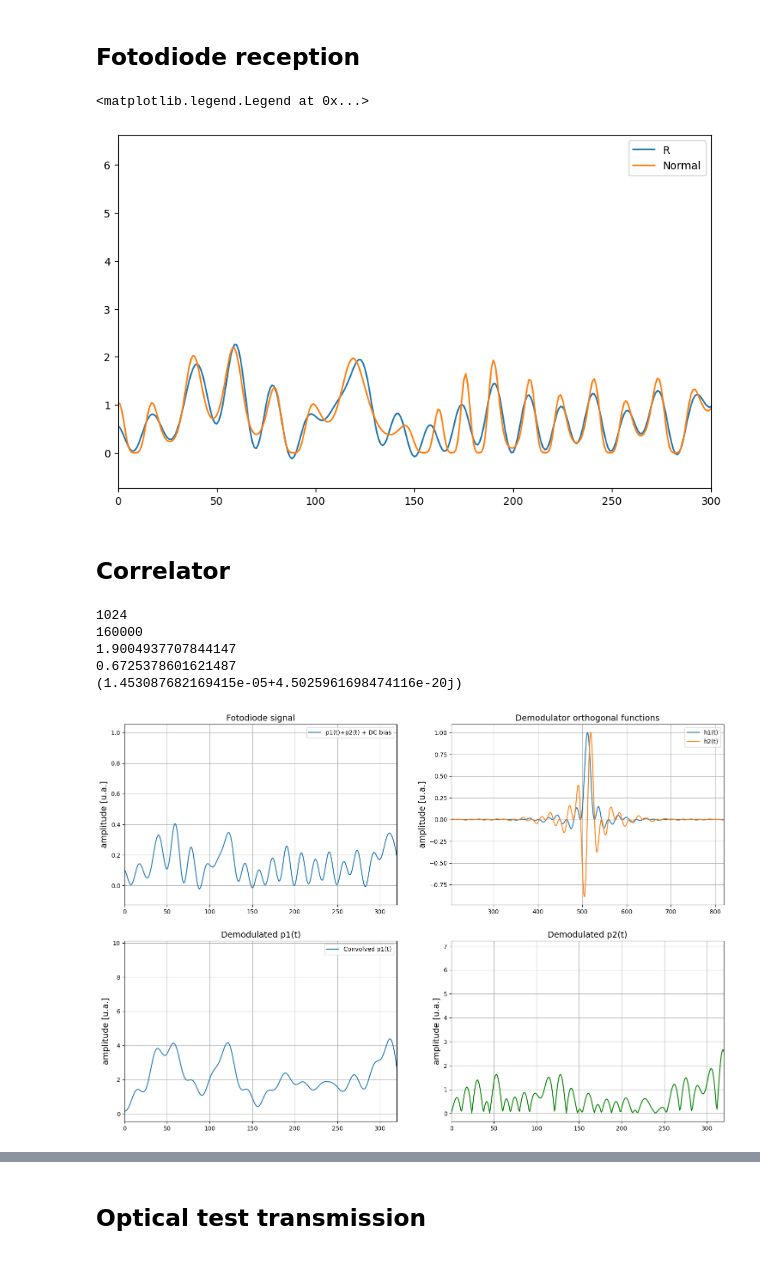
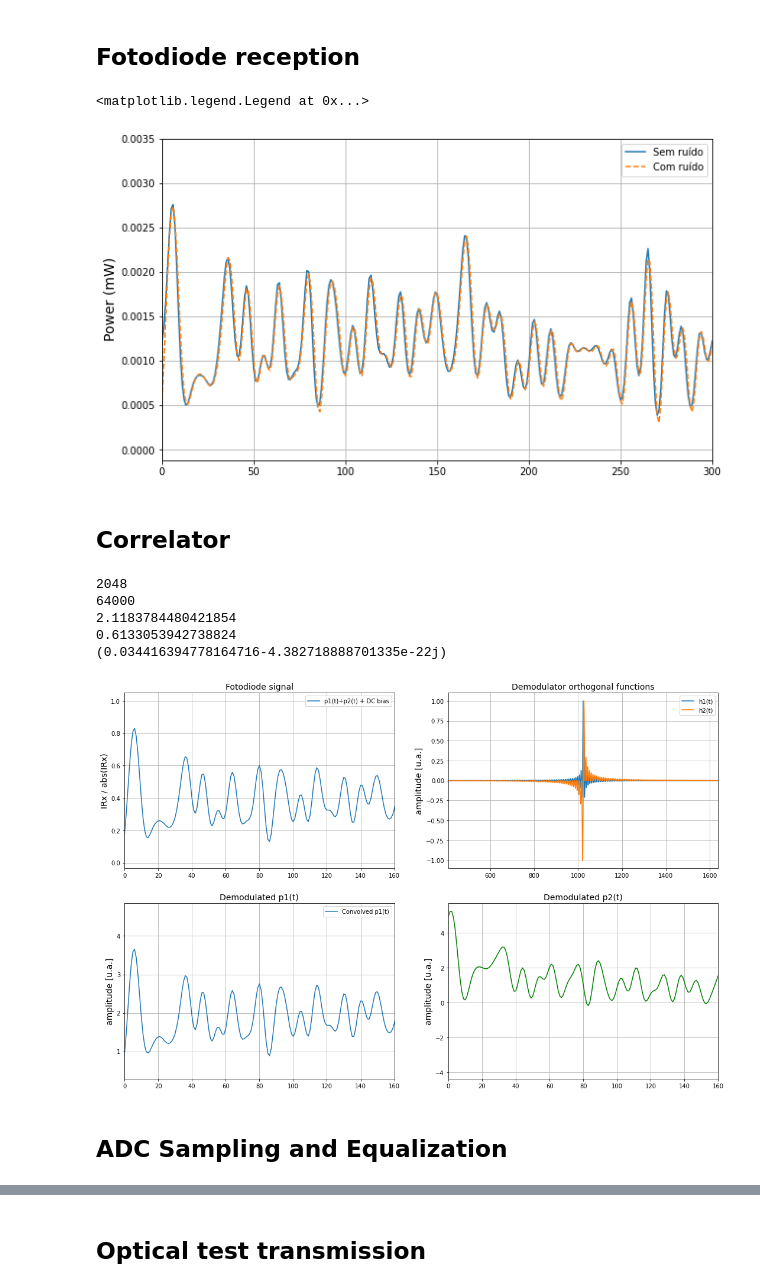
Before and after one commit to CaioRodrigues200/OptCommunications, a Jupyter notebook: ProjetoComOptStudy.ipynb, the cells around one changed output, grey strips where cells are left out. Saved outputs shown, nothing was run; the diff lists cells and outputs as text; code cells hidden in the pictures.

```diff
--- a/ProjetoComOptStudy.ipynb
+++ b/ProjetoComOptStudy.ipynb
@@ -54,12 +98,12 @@ def fwhm(band, func, dB):
 # %% [markdown]
 ### Mapping and Upsample
 # %%
-N = 2 # N-PAM
+N = 4 # N-PAM
 NumAm = 10000 # Número de amostras
 choiceArray = np.arange(-N+1,N,2)
 
 Rs  = 100e9/np.log2(N) # Taxa de símbolos (para o caso do OOK Rs = Rb)
-SpS = 16 # Samples per symbol
+SpS = 8 # Samples per symbol
 
 Ts     = 1/Rs          # Período de símbolo em segundos
 Fa     = 1/(Ts/SpS)    # Frequência de amostragem do sinal (amostras/segundo)
@@ -67,6 +111,9 @@ Ta     = 1/Fa          # Período de amostragem
 
 sTx1 = np.random.choice(choiceArray, NumAm) # Subchannel 1
 sTx2 = np.random.choice(choiceArray, NumAm) # Subchannel 2
+sTx1 = pnorm(sTx1)
+sTx2 = pnorm(sTx2)
+
 sTx = sTx1 + 1j*sTx2 # Complex representation of subchannels
 
 # upsampling
@@ -259,31 +332,31 @@ $\displaystyle f_{3~db~article~analytic} = 95.52GHz ~~~~~~ f_{3~db~article} = 32
 # %% [markdown]
 ## Fotodiode reception
 # %%
-sigTxo = np.abs(sigTx1)**2
+sigTxo = np.abs(sigTxDml)
 
 # ideal photodiode (noiseless, no bandwidth limitation)
 paramPD = parameters()
 paramPD.ideal = True
 I_Rx_ideal = photodiode(sigTxo.real, paramPD)
 
 # noisy photodiode (thermal noise + shot noise + bandwidth limitation)
 paramPD = parameters()
 paramPD.ideal = False
 paramPD.B = Rs
 paramPD.Fs = Fa
 
 I_Rx = photodiode(sigTxo, paramPD)
 
-discard = 1000
-
 plt.figure(figsize=(10,6))
-plt.plot(I_Rx, label='R')
-plt.plot(I_Rx_ideal, label='Normal')
+plt.plot(I_Rx_ideal, label='Sem ruído')
+plt.plot(I_Rx, '--', label='Com ruído')
+plt.ylabel('Power (mW)', fontsize=14)
 plt.xlim(0,300)
+plt.grid()
 plt.legend()
 # %% [output]
 <matplotlib.legend.Legend at 0x...>
-[figure, old version]
+[figure, new version]
 # %% [markdown]
 ## Correlator
 # %%
@@ -303,7 +376,7 @@ sigTxo = I_Rx/max(I_Rx)
 
 fig, ax= plt.subplots(2,2,figsize=(18,12))
 ax[0][0].plot(np.arange(0,len(sigTxo)), sigTxo,'-', label = 'p1(t)+p2(t) + DC bias')
-ax[0][0].set_ylabel('amplitude [u.a.]', fontsize=14)
+ax[0][0].set_ylabel('IRx / abs(IRx)', fontsize=14)
 ax[0][0].set_xlim(0,20*SpS)
 ax[0][0].set_title('Fotodiode signal', fontsize=14)
 ax[0][0].grid()
@@ -317,8 +390,8 @@ ax[0][1].grid()
 ax[0][1].set_xlim(len(pulse1)*0.2,len(pulse1)*0.8)
 ax[0][1].legend()
 
-conv1 = filterNoDelay(pulse1,sigTxo)
-conv2 = filterNoDelay(pulse2[::-1],sigTxo)
+conv1 = firFilter(pulse1[-1::-1],sigTxo).real
+conv2 = firFilter(pulse2[-1::-1],sigTxo).real
 
 print(len(pulse1))
 print(len(sigTxo))
@@ -331,7 +404,7 @@ ax[1][0].set_title('Demodulated p1(t)', fontsize=14)
 ax[1][0].grid()
 ax[1][0].legend()
 
-ax[1][1].plot(np.arange(0,len(conv2)), abs(conv2),'-', label = 'Convolved p2(t)', color='green')
+ax[1][1].plot(np.arange(0,len(conv2)), conv2,'-', label = 'Convolved p2(t)', color='green')
 #ax[1][1].plot(np.arange(0,len(sigTx2), SpS), sTx2,'ko', label = 'sTx', color='black')
 ax[1][1].set_ylabel('amplitude [u.a.]', fontsize=14)
 ax[1][1].set_xlim(0,20*SpS)
@@ -343,9 +416,11 @@ print(np.average(abs(conv1)))
 print(np.average(abs(conv2)))
 print(np.average(sigTxDml))
 # %% [output]
-1024
-160000
-1.9004937707844147
-0.6725378601621487
-(1.453087682169415e-05+4.5025961698474116e-20j)
+2048
+64000
+2.1183784480421854
+0.6133053942738824
+(0.034416394778164716-4.382718888701335e-22j)
-[figure, old version]
+[figure, new version]
+# %% [markdown]
+## ADC Sampling and Equalization
```
Also changed, not shown: parts of 9 cells of this notebook, 7 other files.
